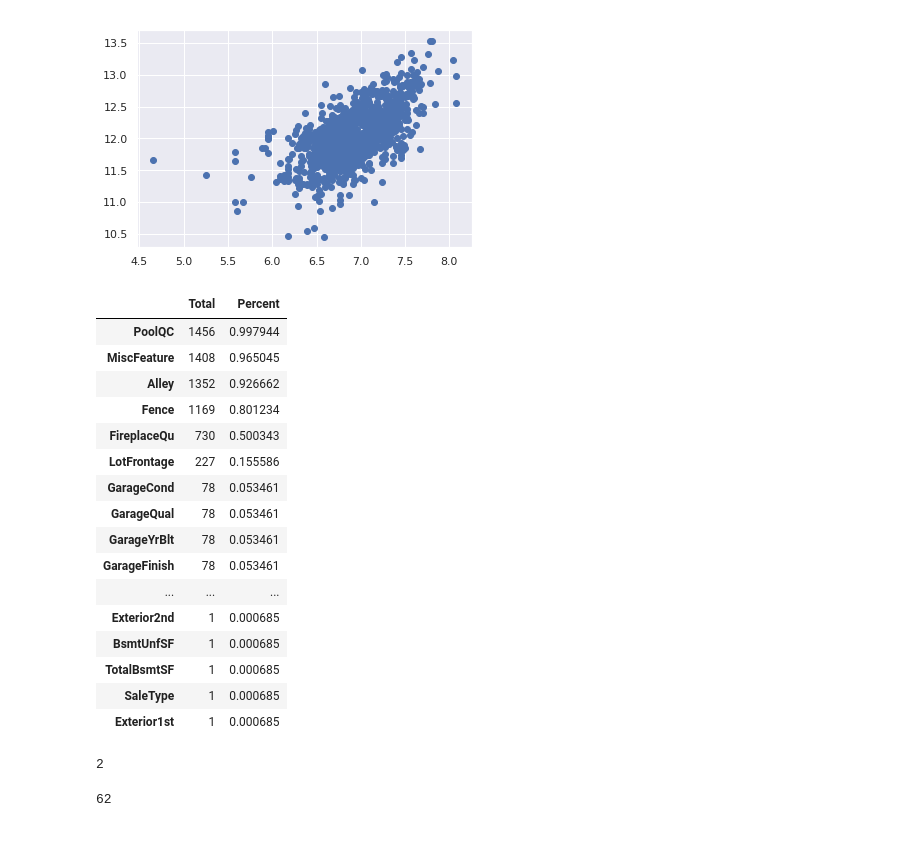
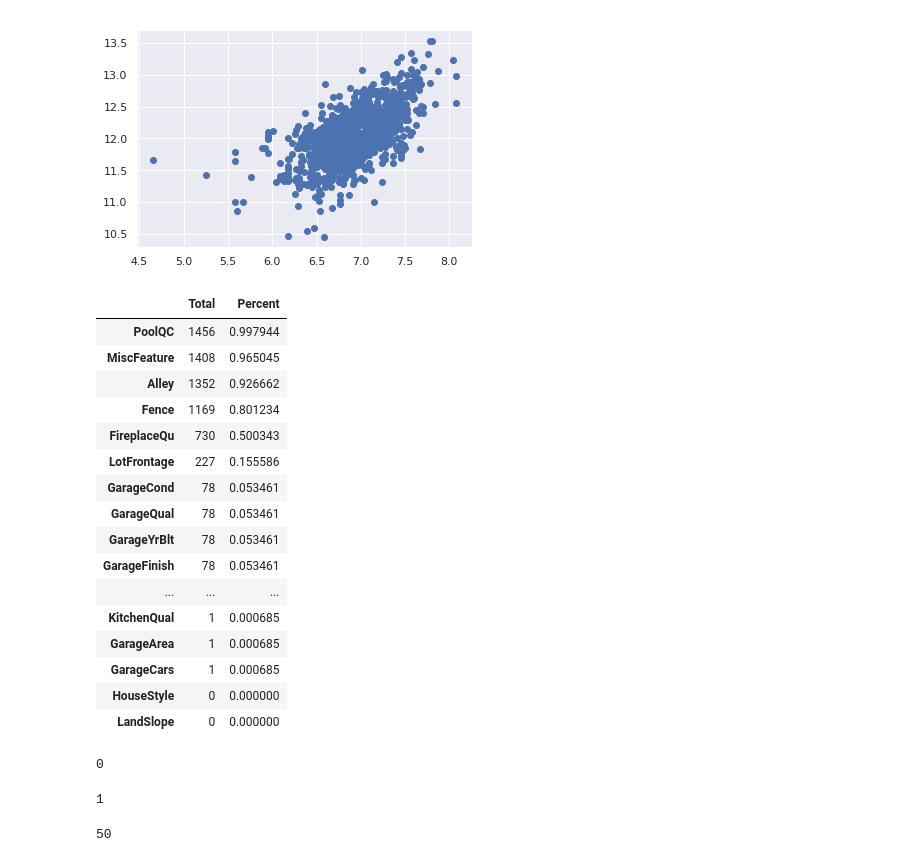
Before and after one commit to mushfiqulIslam/mltraining, a Jupyter notebook: house-prices/house-price.ipynb, the cells around one changed output. Drawn from its saved outputs; the diff is of its cells as text; code cells hidden in the pictures.

Commit message:
Deleting unnecessary colums

```diff
--- a/house-prices/house-price.ipynb
+++ b/house-prices/house-price.ipynb
@@ -296,29 +292,34 @@ plt.scatter(train[train['TotalBsmtSF']>0]['TotalBsmtSF'], train[train['TotalBsmt
 # %%
 total = test.isnull().sum().sort_values(ascending=False)
 percent = (test.isnull().sum()/test.isnull().count()).sort_values(ascending=False)
 missing_data = pd.concat([total, percent], axis=1, keys=['Total', 'Percent'])
-missing_data.head(30)
+missing_data.head(35)
 # %% [output]
 |  | Total | Percent |
 | PoolQC | 1456 | 0.997944 |
 | MiscFeature | 1408 | 0.965045 |
 | Alley | 1352 | 0.926662 |
 | Fence | 1169 | 0.801234 |
 | FireplaceQu | 730 | 0.500343 |
 | LotFrontage | 227 | 0.155586 |
 | GarageCond | 78 | 0.053461 |
 | GarageQual | 78 | 0.053461 |
 | GarageYrBlt | 78 | 0.053461 |
 | GarageFinish | 78 | 0.053461 |
 | ... | ... | ... |
-| Exterior2nd | 1 | 0.000685 |
-| BsmtUnfSF | 1 | 0.000685 |
-| TotalBsmtSF | 1 | 0.000685 |
-| SaleType | 1 | 0.000685 |
-| Exterior1st | 1 | 0.000685 |
+| KitchenQual | 1 | 0.000685 |
+| GarageArea | 1 | 0.000685 |
+| GarageCars | 1 | 0.000685 |
+| HouseStyle | 0 | 0.000000 |
+| LandSlope | 0 | 0.000000 |
+# %%
+columns = ['PoolQC', 'MiscFeature', 'Alley', 'Fence', 'FireplaceQu', 'LotFrontage','GarageCond', 'GarageType','GarageYrBlt', 'GarageFinish', 'GarageQual', 'BsmtExposure', 'BsmtFinType2', 'BsmtFinType1', 'BsmtCond', 'BsmtQual', 'MasVnrArea', 'MasVnrType', 'MSZoning', 'BsmtHalfBath', 'Utilities', 'Functional', 'BsmtFullBath', 'BsmtFinSF2', 'BsmtFinSF1', 'Exterior2nd', 'BsmtUnfSF', 'SaleType', 'Exterior1st', 'KitchenQual', 'GarageArea']
+train = train.drop(columns, axis=1)
+test = test.drop(columns, axis=1)
+train.isnull().sum().max() #just checking that there's no missing data missing.
+# %% [output]
+0
 # %%
-#dealing with missing data
-test = test.drop((missing_data[missing_data['Total'] > 2]).index,1)
 test.isnull().sum().max() #just checking that there's no missing data missing.
 # %% [output]
-2
+1
@@ -329,7 +326,8 @@ train = train.drop(columns, axis=1)
-# %%
-len(train.columns)
-# %% [output]
-62
+# %%
+train = train.drop('HasBsmt', axis=1)
+len(train.columns)
+# %% [output]
+50
 # %%
 len(test.columns)
 # %% [output]
```
Also changed, not shown: parts of 10 cells of this notebook.
